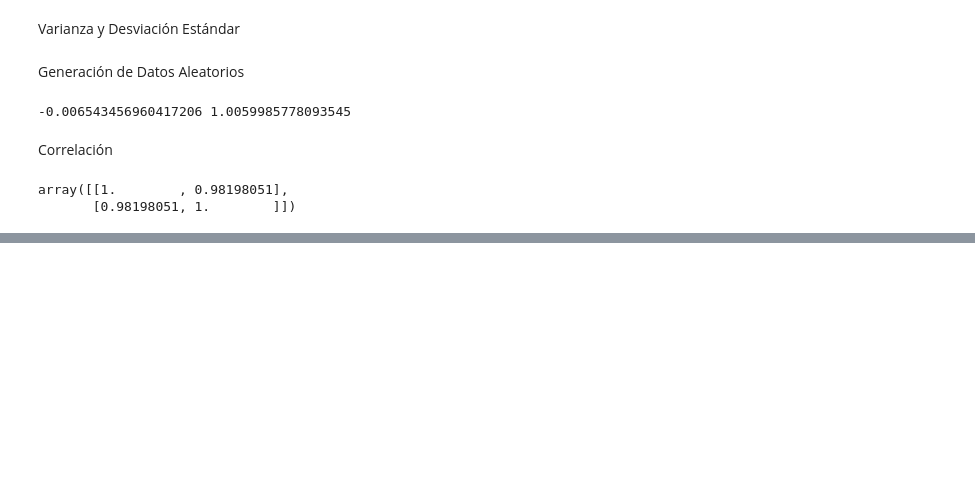
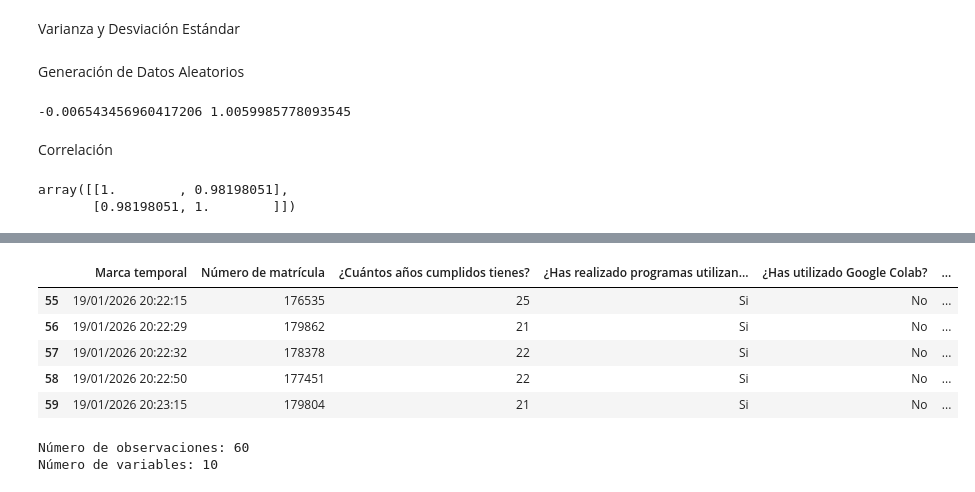
Before and after one commit to ErikDlrr/mineriaDeDatos, a Jupyter notebook: MineriaDeDatos2.ipynb, the cells around one changed output, grey strips where cells are left out. Drawn from its saved outputs; the diff is of its cells as text; code cells hidden in the pictures; blank space fills up the shorter version.

```diff
--- a/MineriaDeDatos2.ipynb
+++ b/MineriaDeDatos2.ipynb
@@ -272,0 +385,9 @@ array([[1.        , 0.98198051],
+# %%
+df.tail()
+# %% [output]
+|  | Marca temporal | Número de matrícula | ¿Cuántos años cumplidos tienes? | ¿Has realizado programas utilizan... | ¿Has utilizado Google Colab? | ... |
+| 55 | 19/01/2026 20:22:15 | 176535 | 25 | Si | No | ... |
+| 56 | 19/01/2026 20:22:29 | 179862 | 21 | Si | No | ... |
+| 57 | 19/01/2026 20:22:32 | 178378 | 22 | Si | No | ... |
+| 58 | 19/01/2026 20:22:50 | 177451 | 22 | Si | No | ... |
+| 59 | 19/01/2026 20:23:15 | 179804 | 21 | Si | No | ... |
@@ -272,0 +401,6 @@ array([[1.        , 0.98198051],
+# %%
+print(f'Número de observaciones: {df.shape[0]}')
+print(f'Número de variables: {df.shape[1]}')
+# %% [output]
+Número de observaciones: 60
+Número de variables: 10
```
Also changed, not shown: parts of 9 cells of this notebook.
